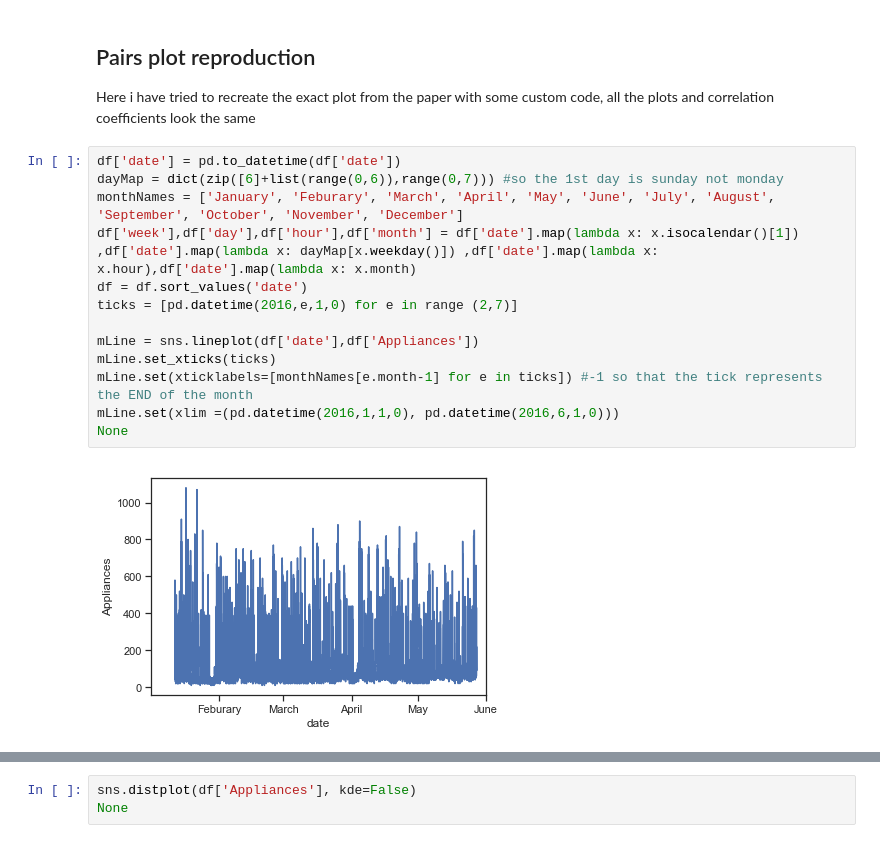
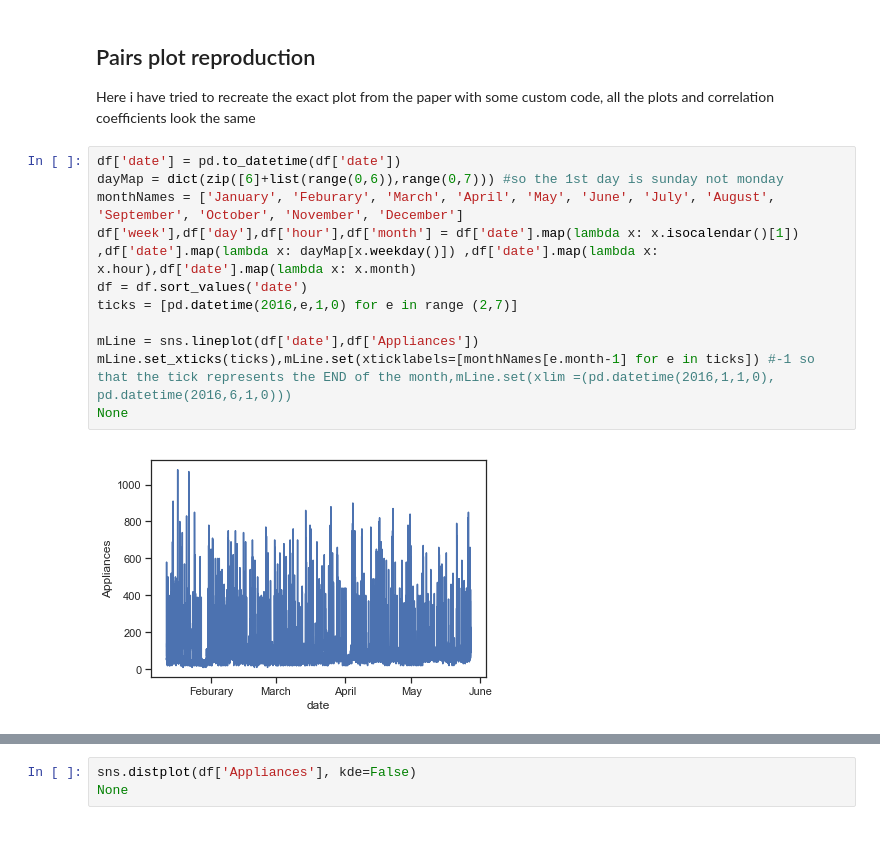
Before and after one commit to billy1234/DataScience-Portfolio, a Jupyter notebook: Portfolio2.ipynb, the cells around one changed output, grey strips where cells are left out. Cells and saved outputs as stored; diff of their text form.

```diff
--- a/Portfolio2.ipynb
+++ b/Portfolio2.ipynb
@@ -34,18 +32,16 @@ Here i have tried to recreate the exact plot from the paper with some custom cod
 # %%
 df['date'] = pd.to_datetime(df['date'])
 dayMap = dict(zip([6]+list(range(0,6)),range(0,7))) #so the 1st day is sunday not monday
 monthNames = ['January', 'Feburary', 'March', 'April', 'May', 'June', 'July', 'August', 'September', 'October', 'November', 'December']
 df['week'],df['day'],df['hour'],df['month'] = df['date'].map(lambda x: x.isocalendar()[1]) ,df['date'].map(lambda x: dayMap[x.weekday()]) ,df['date'].map(lambda x: x.hour),df['date'].map(lambda x: x.month)
 df = df.sort_values('date')
 ticks = [pd.datetime(2016,e,1,0) for e in range (2,7)]
 
 mLine = sns.lineplot(df['date'],df['Appliances'])
-mLine.set_xticks(ticks)
-mLine.set(xticklabels=[monthNames[e.month-1] for e in ticks]) #-1 so that the tick represents the END of the month
-mLine.set(xlim =(pd.datetime(2016,1,1,0), pd.datetime(2016,6,1,0)))
+mLine.set_xticks(ticks),mLine.set(xticklabels=[monthNames[e.month-1] for e in ticks]) #-1 so that the tick represents the END of the month,mLine.set(xlim =(pd.datetime(2016,1,1,0), pd.datetime(2016,6,1,0)))
 None
 # %% [output]
-[figure, old version]
+[figure, new version]
 # %%
 wLine = sns.lineplot(df['date'][1:1008],df['Appliances'][1:1008])
 ticks = [pd.datetime(2016,1,13 + e,0) for e in range (0,8,2)]
```
Also changed, not shown: parts of 10 cells of this notebook.
